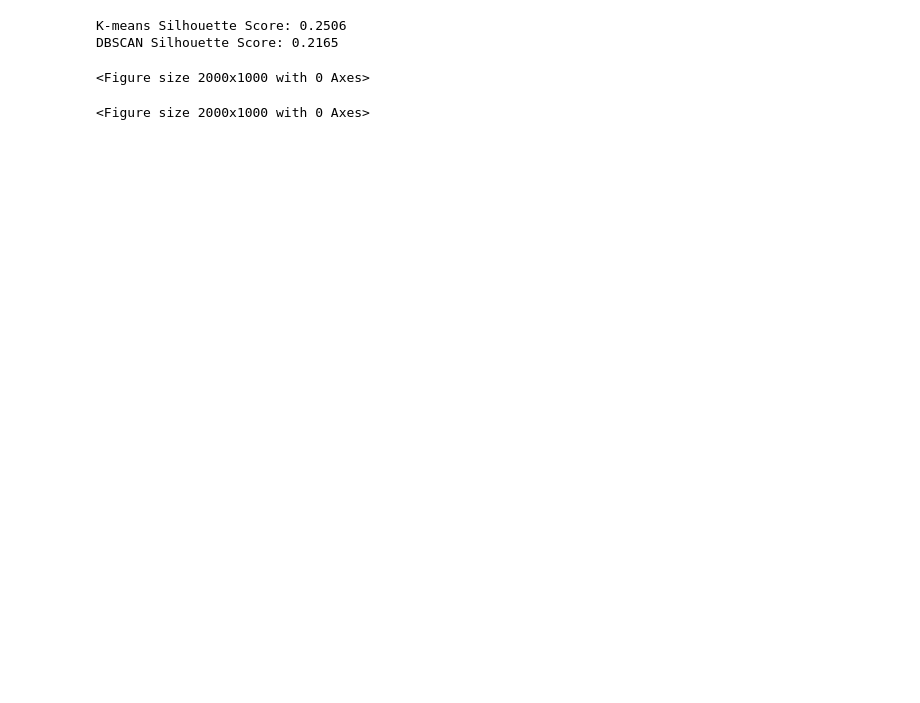
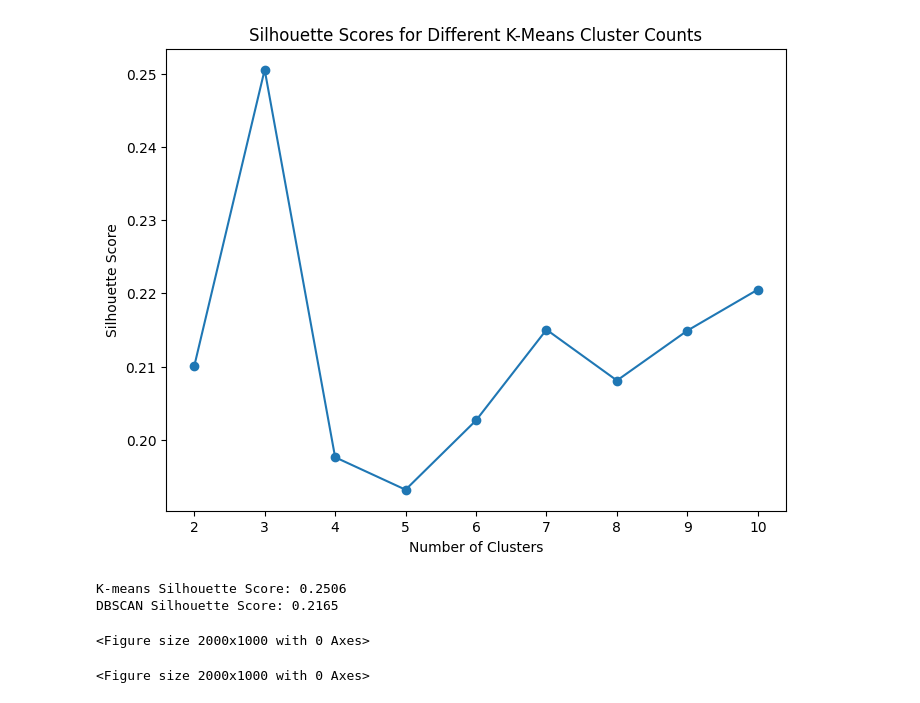
Before and after one commit to NA7RAWY/Comprehensive-Data-Mining-on-Health-Workout-Dataset, a Jupyter notebook: Clustering/Clustering_algo.ipynb, the cells around one changed output. Cells and saved outputs as stored; diff of their text form; code cells hidden in the pictures; blank space fills up the shorter version.

```diff
--- a/Clustering/Clustering_algo.ipynb
+++ b/Clustering/Clustering_algo.ipynb
@@ -15,3 +33,12 @@ data_scaled = scaler.fit_transform(data_normalized)
+# %%
+plt.figure(figsize=(8, 6))
+plt.plot(range(2, 11), silhouette_scores_kmeans, marker='o')
+plt.title('Silhouette Scores for Different K-Means Cluster Counts')
+plt.xlabel('Number of Clusters')
+plt.ylabel('Silhouette Score')
+plt.show()
+# %% [output]
+[figure, added]
 # %%
 kmeans = KMeans(n_clusters=3, n_init=10, random_state=42)
 kmeans_labels = kmeans.fit_predict(data_scaled)
```
Also changed, not shown: parts of 14 cells of this notebook.
